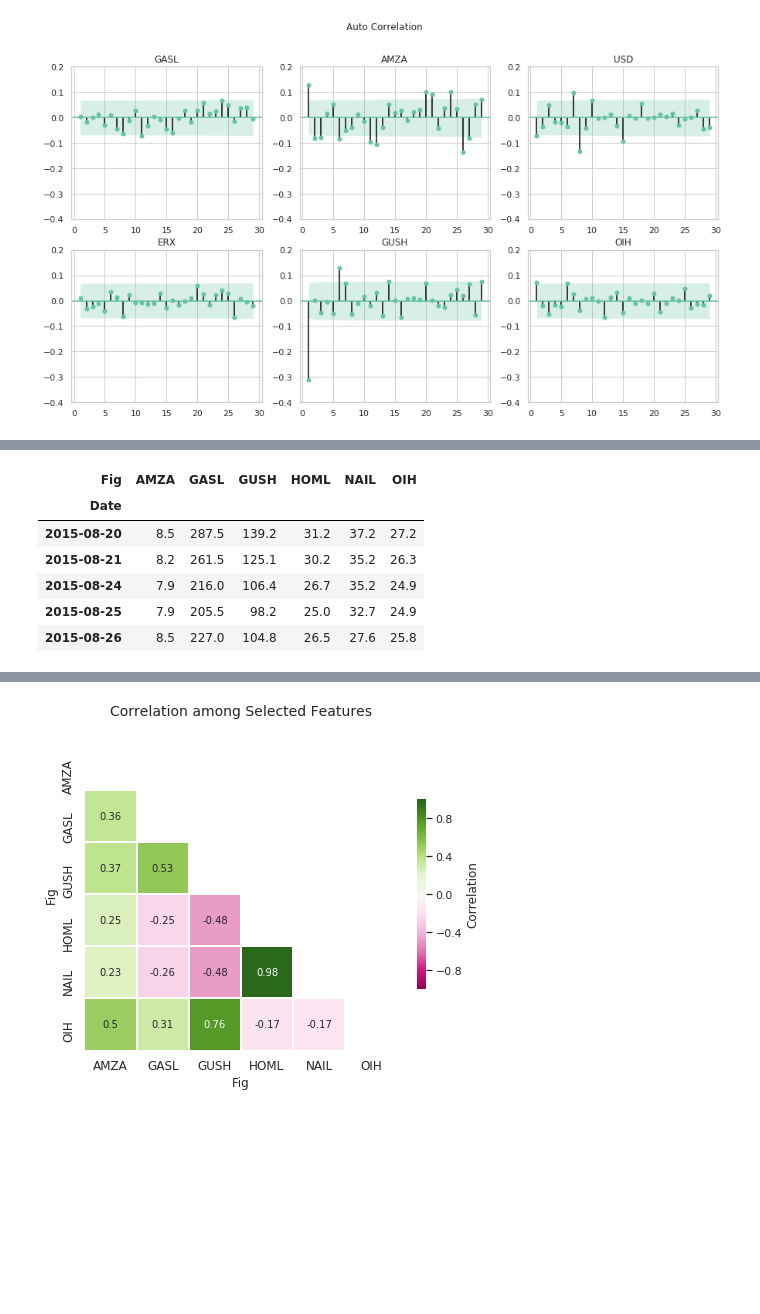
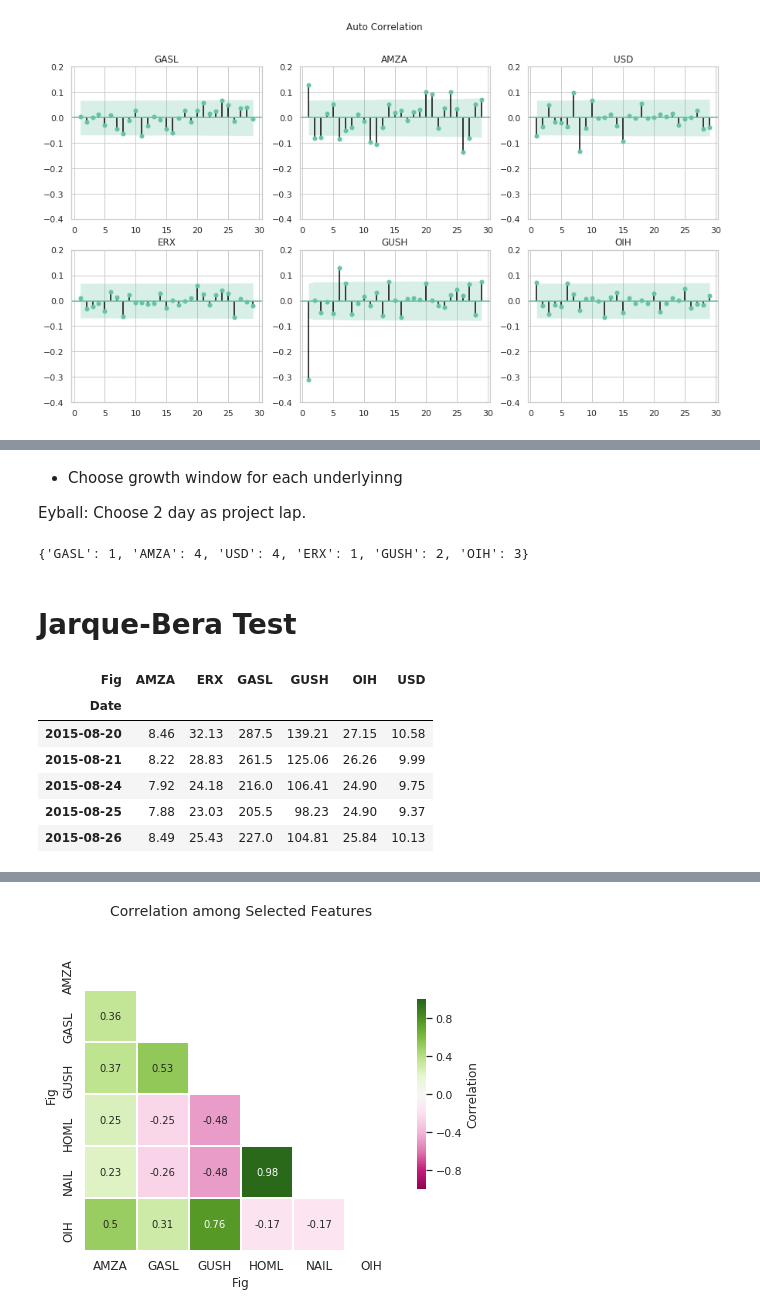
Before and after one commit to Hex-Liu/Put_Trading, a Jupyter notebook: Model.ipynb, the cells around one changed output, grey strips where cells are left out. Drawn from its saved outputs; the diff is of its cells as text; code cells hidden in the pictures; blank space fills up the shorter version.

```diff
--- a/Model.ipynb
+++ b/Model.ipynb
@@ -81,0 +71,11 @@ for fig in dt_undly.Fig.unique():
+# %% [markdown]
+* Choose growth window for each underlyinng
+
+Eyball: Choose 2 day as project lap.
+# %%
+g_window=dict(zip(dt_undly.Fig.unique().tolist(),[1,4,4,1,2,3]))
+g_window
+# %% [output]
+{'GASL': 1, 'AMZA': 4, 'USD': 4, 'ERX': 1, 'GUSH': 2, 'OIH': 3}
+# %% [markdown]
+#  Jarque-Bera Test
@@ -82,13 +84,13 @@ for fig in dt_undly.Fig.unique():
 # %%
-data_close_pvt=data[['Date','Close','Fig']].pivot(index='Date',columns='Fig')
+data_close_pvt=dt_undly[['Date','Close','Fig']].pivot(index='Date',columns='Fig')
 data_close_pvt.columns=data_close_pvt.columns.droplevel(0)
 # %%
-data_close_pvt.head().round(1)
+data_close_pvt.head().round(2)
 # %% [output]
-| Fig | AMZA | GASL | GUSH | HOML | NAIL | OIH |
+| Fig | AMZA | ERX | GASL | GUSH | OIH | USD |
 | Date |  |  |  |  |  |  |
-| 2015-08-20 | 8.5 | 287.5 | 139.2 | 31.2 | 37.2 | 27.2 |
-| 2015-08-21 | 8.2 | 261.5 | 125.1 | 30.2 | 35.2 | 26.3 |
-| 2015-08-24 | 7.9 | 216.0 | 106.4 | 26.7 | 35.2 | 24.9 |
-| 2015-08-25 | 7.9 | 205.5 | 98.2 | 25.0 | 32.7 | 24.9 |
-| 2015-08-26 | 8.5 | 227.0 | 104.8 | 26.5 | 27.6 | 25.8 |
+| 2015-08-20 | 8.46 | 32.13 | 287.5 | 139.21 | 27.15 | 10.58 |
+| 2015-08-21 | 8.22 | 28.83 | 261.5 | 125.06 | 26.26 | 9.99 |
+| 2015-08-24 | 7.92 | 24.18 | 216.0 | 106.41 | 24.90 | 9.75 |
+| 2015-08-25 | 7.88 | 23.03 | 205.5 | 98.23 | 24.90 | 9.37 |
+| 2015-08-26 | 8.49 | 25.43 | 227.0 | 104.81 | 25.84 | 10.13 |
```
Also changed, not shown: parts of 15 cells of this notebook.
